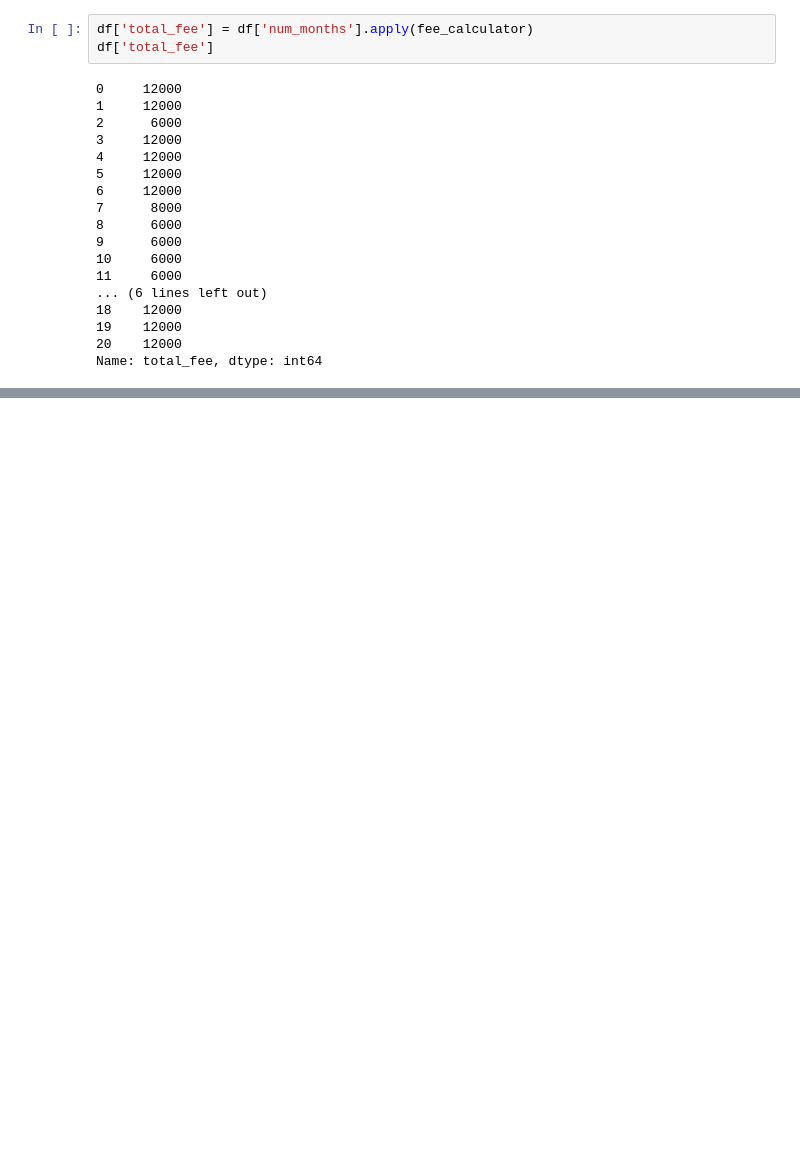
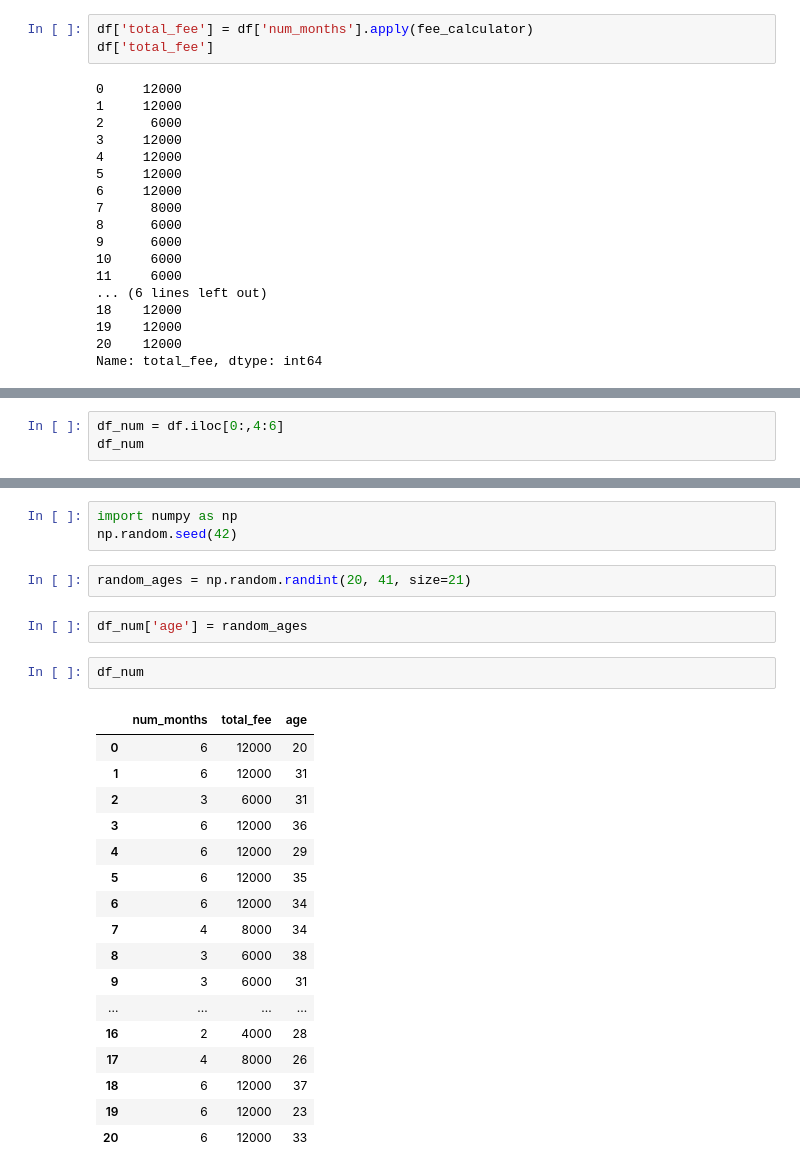
Before and after one commit to waseem123/da-feb-26, a Jupyter notebook: pandas-tutorials/pandas-operations.ipynb, the cells around one changed output, grey strips where cells are left out. Saved outputs shown, nothing was run; the diff lists cells and outputs as text; blank space fills up the shorter version.

```diff
--- a/pandas-tutorials/pandas-operations.ipynb
+++ b/pandas-tutorials/pandas-operations.ipynb
@@ -91,0 +95,3 @@ df
+# %%
+df_num = df.iloc[0:,4:6]
+df_num
@@ -91,0 +116,27 @@ df
+# %%
+import numpy as np
+np.random.seed(42)
+# %%
+random_ages = np.random.randint(20, 41, size=21)
+# %%
+df_num['age'] = random_ages
+# %%
+df_num
+# %% [output]
+|  | num_months | total_fee | age |
+| 0 | 6 | 12000 | 20 |
+| 1 | 6 | 12000 | 31 |
+| 2 | 3 | 6000 | 31 |
+| 3 | 6 | 12000 | 36 |
+| 4 | 6 | 12000 | 29 |
+| 5 | 6 | 12000 | 35 |
+| 6 | 6 | 12000 | 34 |
+| 7 | 4 | 8000 | 34 |
+| 8 | 3 | 6000 | 38 |
+| 9 | 3 | 6000 | 31 |
+| ... | ... | ... | ... |
+| 16 | 2 | 4000 | 28 |
+| 17 | 4 | 8000 | 26 |
+| 18 | 6 | 12000 | 37 |
+| 19 | 6 | 12000 | 23 |
+| 20 | 6 | 12000 | 33 |
```
Also changed, not shown: parts of 4 cells of this notebook, 6 other files.
